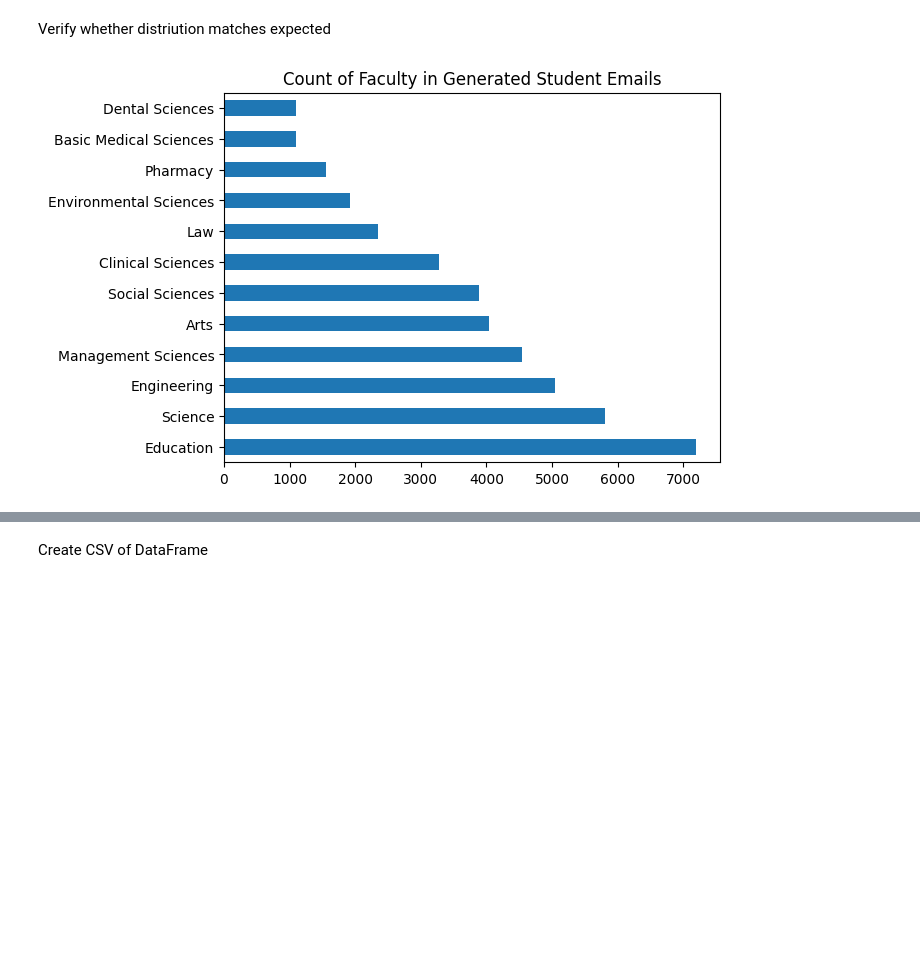
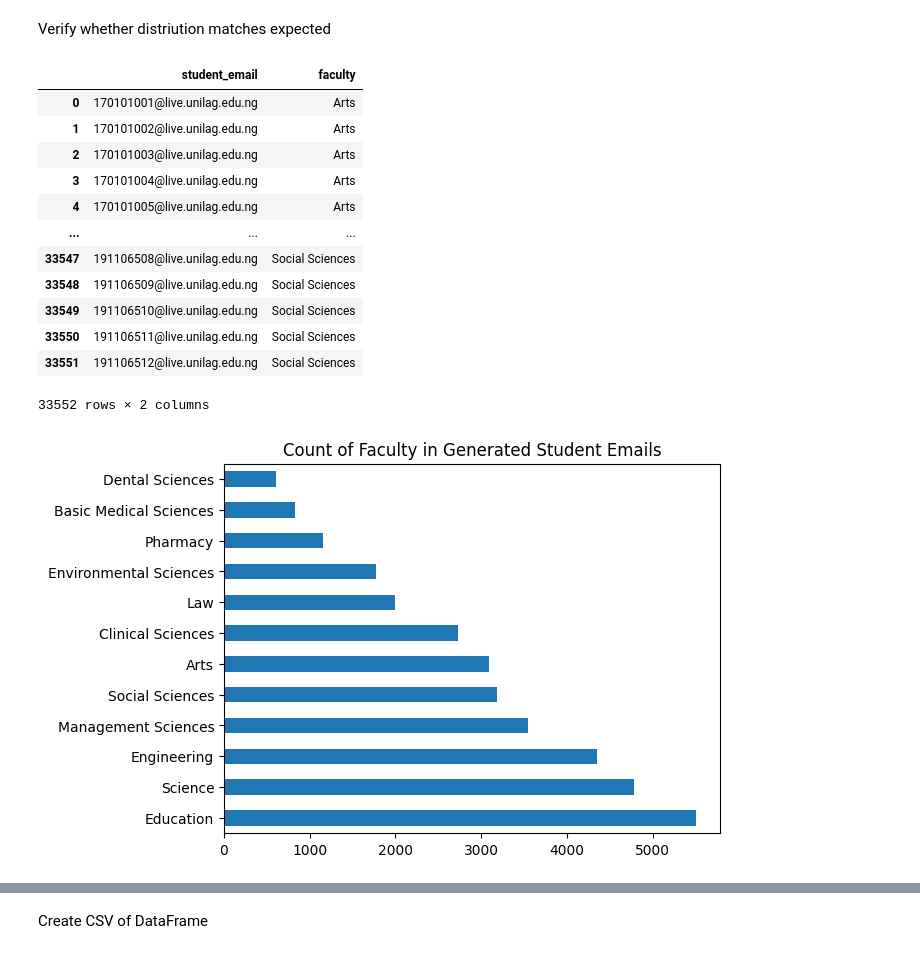
Before and after one commit to socratesjnr/asuu-strike-project, a Jupyter notebook: mailing/student_email_generator.ipynb, the cells around one changed output, grey strips where cells are left out. Drawn from its saved outputs; the diff is of its cells as text; code cells hidden in the pictures; blank space fills up the shorter version.

```diff
--- a/mailing/student_email_generator.ipynb
+++ b/mailing/student_email_generator.ipynb
@@ -14,8 +14,8 @@ faculty_conditions = {
                                     'Environmental Sciences', 'Law',
                                     'Management Sciences', 'Pharmacy',
                                     'Science', 'Social Sciences'],
-                        'student_count': [3750, 520, 1900, 510, 6900, 3600,
-                                          1300, 1900, 4300, 900, 5300, 3600],
+                        'student_count': [3828, 397, 1819, 181, 7046, 3770,
+                                       1466, 1929, 4468, 713, 5868, 3956],
                         'faculty_code': ['01', '09', '07', '10', '03', '04', '05', '06', '02', '12', '08', '11'],
                         'levels': [4, 6, 6, 6, 4, 5, 5, 5, 4, 6, 4, 4]
                         }
@@ -73,6 +73,6 @@ emails = [f"{year}{row['faculty_code']}{dept_code}{id}@live.unilag.edu.ng"
           for dept_code in row['dept_codes']
           for year in range(16, 17 + row['levels'])
           for id in [f'{str(id).zfill(3)}' for id in range(1, int(row['student_per_dept_per_level']) + 1)] + ['501', '502', '503', '504', '505', '506', '507', '508', '509', '510', '511', '512']
-          if not (year == 16 and row['levels'] < 5)]
+          if not (year == 16 and row['levels'] < 5 or year == 20)]
 len(emails)
 # %% [output]
@@ -109,8 +109,22 @@ Verify whether distriution matches expected
 # %%
 email_df = pd.DataFrame(emails)
 email_df.columns = ['student_email']
 email_df['faculty'] = email_df['student_email'].apply(classify_email)
 
 email_df['faculty'].value_counts().plot(kind='barh', title='Count of Faculty in Generated Student Emails');
+email_df
 # %% [output]
+|  | student_email | faculty |
+| 0 | 170101001@live.unilag.edu.ng | Arts |
+| 1 | 170101002@live.unilag.edu.ng | Arts |
+| 2 | 170101003@live.unilag.edu.ng | Arts |
+| 3 | 170101004@live.unilag.edu.ng | Arts |
+| 4 | 170101005@live.unilag.edu.ng | Arts |
+| ... | ... | ... |
+| 33547 | 191106508@live.unilag.edu.ng | Social Sciences |
+| 33548 | 191106509@live.unilag.edu.ng | Social Sciences |
+| 33549 | 191106510@live.unilag.edu.ng | Social Sciences |
+| 33550 | 191106511@live.unilag.edu.ng | Social Sciences |
+| 33551 | 191106512@live.unilag.edu.ng | Social Sciences |
+33552 rows × 2 columns
-[figure, old version]
+[figure, new version]
```
Also changed, not shown: parts of 6 cells of this notebook.
